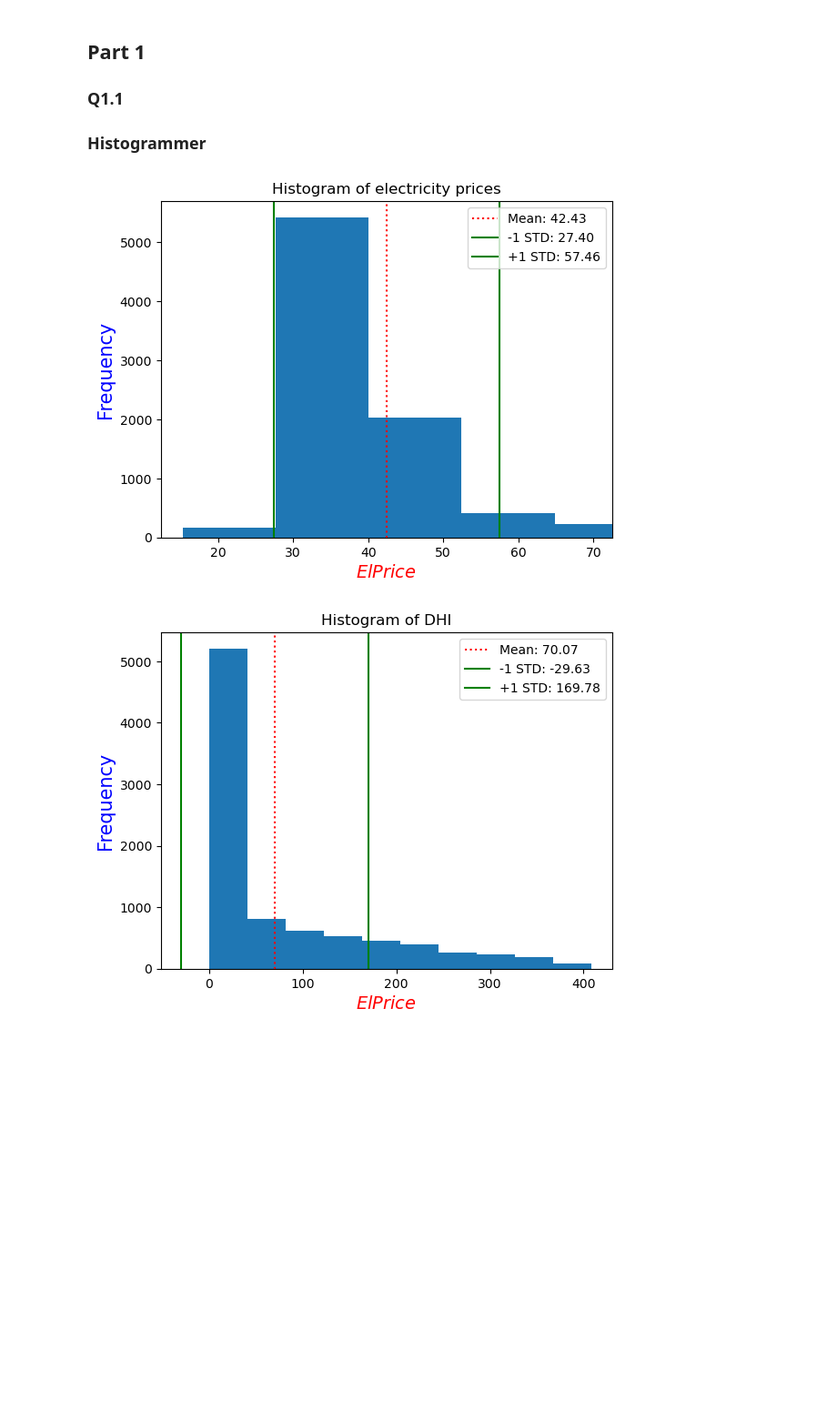
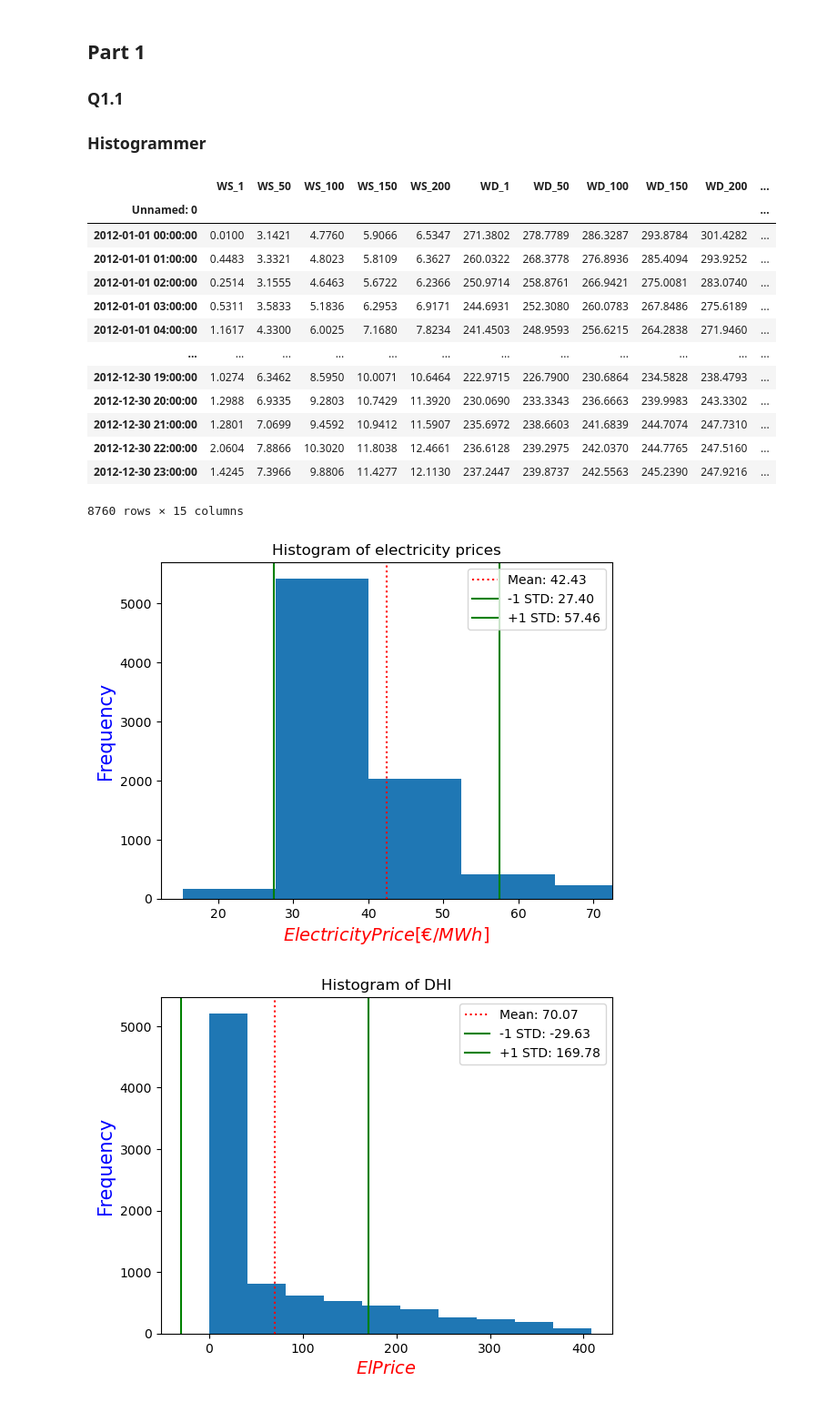
Before and after one commit to Katrine-Hagenau/Hydesign, a Jupyter notebook: docs/notebooks/Graphs_part1.ipynb, the cells around one changed output. Shown: that part at 91% size. Cells and saved outputs as stored; diff of their text form; code cells hidden in the pictures; blank space fills up the shorter version.

```diff
--- a/docs/notebooks/Graphs_part1.ipynb
+++ b/docs/notebooks/Graphs_part1.ipynb
@@ -20,25 +20,40 @@ csv_path = str(Path(os.getcwd()).parent.parent) + "/hydesign/examples/Europe/GWA
 data_Marijampole = pd.read_csv(csv_path,
     index_col=0)
 
-
-
-el_prices=data_Marijampole['Price']
-
-el_price_std=el_prices.std()
-el_price_mean=el_prices.mean()
-
-plt.hist(el_prices, bins=10)
-plt.title('Histogram of electricity prices')
-plt.xlim(el_price_mean - 2*el_price_std, el_price_mean + 2*el_price_std)
-plt.ylabel('Frequency', fontsize=15, color='blue')
-plt.xlabel('$El Price$', fontsize=14, color='red')
-plt.axvline(el_price_mean, ls=':',  color='red', label=f'Mean: {el_price_mean:.2f}')
-plt.axvline(el_price_mean-el_price_std, color='green',label=f'-1 STD: {(el_price_mean - el_price_std):.2f}')
-plt.axvline(el_price_mean+el_price_std, color='green', label=f'+1 STD: {(el_price_mean + el_price_std):.2f}')
-plt.legend()
-plt.show()
+display(data_Marijampole)
 # %% [output]
-[figure, removed]
+|  | WS_1 | WS_50 | WS_100 | WS_150 | WS_200 | WD_1 | WD_50 | WD_100 | WD_150 | WD_200 | ... |
+| Unnamed: 0 |  |  |  |  |  |  |  |  |  |  | ... |
+| 2012-01-01 00:00:00 | 0.0100 | 3.1421 | 4.7760 | 5.9066 | 6.5347 | 271.3802 | 278.7789 | 286.3287 | 293.8784 | 301.4282 | ... |
+| 2012-01-01 01:00:00 | 0.4483 | 3.3321 | 4.8023 | 5.8109 | 6.3627 | 260.0322 | 268.3778 | 276.8936 | 285.4094 | 293.9252 | ... |
+| 2012-01-01 02:00:00 | 0.2514 | 3.1555 | 4.6463 | 5.6722 | 6.2366 | 250.9714 | 258.8761 | 266.9421 | 275.0081 | 283.0740 | ... |
+| 2012-01-01 03:00:00 | 0.5311 | 3.5833 | 5.1836 | 6.2953 | 6.9171 | 244.6931 | 252.3080 | 260.0783 | 267.8486 | 275.6189 | ... |
+| 2012-01-01 04:00:00 | 1.1617 | 4.3300 | 6.0025 | 7.1680 | 7.8234 | 241.4503 | 248.9593 | 256.6215 | 264.2838 | 271.9460 | ... |
+| ... | ... | ... | ... | ... | ... | ... | ... | ... | ... | ... | ... |
+| 2012-12-30 19:00:00 | 1.0274 | 6.3462 | 8.5950 | 10.0071 | 10.6464 | 222.9715 | 226.7900 | 230.6864 | 234.5828 | 238.4793 | ... |
+| 2012-12-30 20:00:00 | 1.2988 | 6.9335 | 9.2803 | 10.7429 | 11.3920 | 230.0690 | 233.3343 | 236.6663 | 239.9983 | 243.3302 | ... |
+| 2012-12-30 21:00:00 | 1.2801 | 7.0699 | 9.4592 | 10.9412 | 11.5907 | 235.6972 | 238.6603 | 241.6839 | 244.7074 | 247.7310 | ... |
+| 2012-12-30 22:00:00 | 2.0604 | 7.8866 | 10.3020 | 11.8038 | 12.4661 | 236.6128 | 239.2975 | 242.0370 | 244.7765 | 247.5160 | ... |
+| 2012-12-30 23:00:00 | 1.4245 | 7.3966 | 9.8806 | 11.4277 | 12.1130 | 237.2447 | 239.8737 | 242.5563 | 245.2390 | 247.9216 | ... |
+8760 rows × 15 columns
+# %%
+el_prices=data_Marijampole['Price']
+
+el_price_std=el_prices.std()
+el_price_mean=el_prices.mean()
+
+plt.hist(el_prices, bins=10)
+plt.title('Histogram of electricity prices')
+plt.xlim(el_price_mean - 2*el_price_std, el_price_mean + 2*el_price_std)
+plt.ylabel('Frequency', fontsize=15, color='blue')
+plt.xlabel('$Electricity   Price [€/MWh]$', fontsize=14, color='red')
+plt.axvline(el_price_mean, ls=':',  color='red', label=f'Mean: {el_price_mean:.2f}')
+plt.axvline(el_price_mean-el_price_std, color='green',label=f'-1 STD: {(el_price_mean - el_price_std):.2f}')
+plt.axvline(el_price_mean+el_price_std, color='green', label=f'+1 STD: {(el_price_mean + el_price_std):.2f}')
+plt.legend()
+plt.show()
+# %% [output]
+[figure, added]
 # %%
 dhi=data_Marijampole['dhi']
 
```
Also changed, not shown: parts of 1 cell of this notebook.
